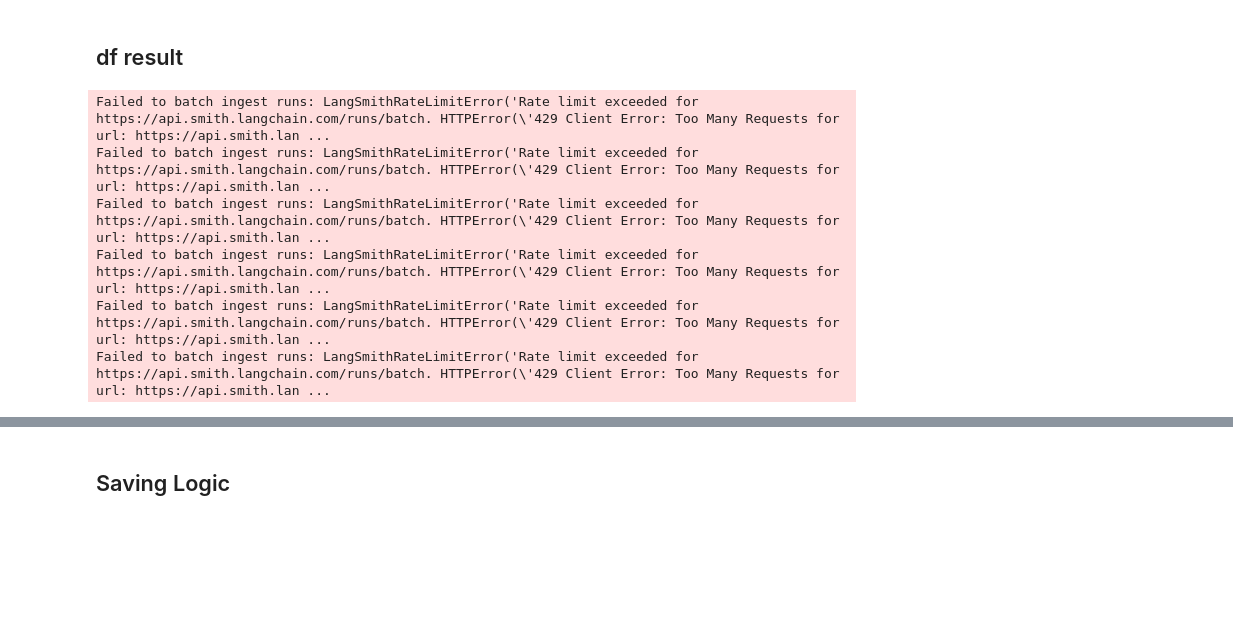
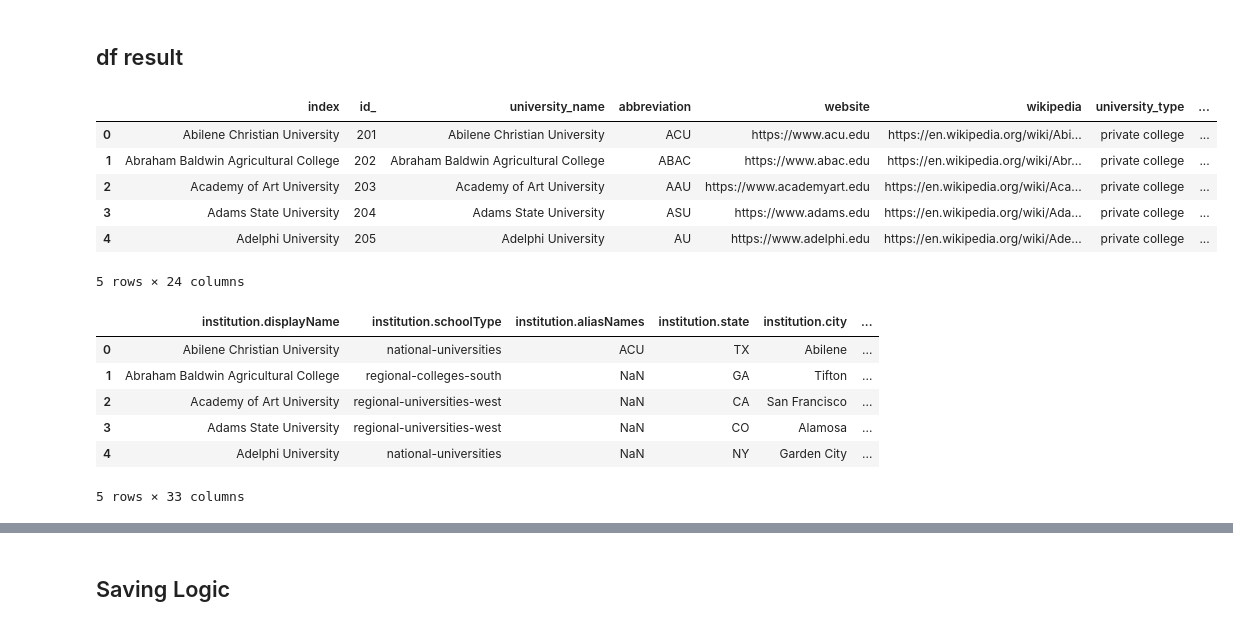
Before and after one commit to IvanKyuu/university_crawl, a Jupyter notebook: university_info_generator/fetch_logic/enhance_fetch_uni_info.ipynb, the cells around one changed output, grey strips where cells are left out. Cells and saved outputs as stored; diff of their text form; code cells hidden in the pictures; blank space fills up the shorter version.

```diff
--- a/university_info_generator/fetch_logic/enhance_fetch_uni_info.ipynb
+++ b/university_info_generator/fetch_logic/enhance_fetch_uni_info.ipynb
@@ -132,8 +104,8 @@ store_cache(config.UNIVERSITY_ATTRIBUTE_CACHE_FILE_PATH, get_attribute_dict())
 # %%
 uni_gen = UniversityInfoGenerator()
 uni_gen.load_from_file(UniversitySavedDictType.ATTRIBUTE, config.UNIVERSITY_ATTRIBUTE_CACHE_FILE_PATH)
-uni_gen.load_from_file(UniversitySavedDictType.GPT_CACHE, "./gpt_cache.jsonl")
-uni_gen.load_from_file(UniversitySavedDictType.UNIVERSITY_BASIC_INFO, "./university_basic_info.jsonl")
-uni_gen.load_from_file(UniversitySavedDictType.UNIVERSITY_INFO, "./university_info.jsonl")
+uni_gen.load_from_file(UniversitySavedDictType.GPT_CACHE, "./gpt_cache_usa.jsonl")
+uni_gen.load_from_file(UniversitySavedDictType.UNIVERSITY_BASIC_INFO, "./university_basic_info_usa.jsonl")
+uni_gen.load_from_file(UniversitySavedDictType.UNIVERSITY_INFO, "./university_info_usa.jsonl")
 # %%
 pprint(uni_gen.attribute_dict["location"].keys())
@@ -223,0 +165,7 @@ print(list(uni_gen.university_basic_info_dict.values())[106])
+# %%
+
+
+usa_lst = extract_university_data(target_university_usa)
+print(usa_lst[5])
+for key, value in enumerate(usa_lst[:3]):
+    print(key, value)
@@ -252,0 +264,10 @@ Failed to batch ingest runs: LangSmithRateLimitError('Rate limit exceeded for ht
+# %%
+from typing import Any
+result_dict:Dict[str, Dict[str, Any]] = {}
+for k in uni_gen.university_info_dict:
+    value = uni_gen.university_info_dict[k]
+    if type(value) == dict:
+        result_dict[k] = value
+    elif type(value) == University:
+        result_dict[k] = value.to_dict_en()
+file_path = "./fetch_data/all_universities_usa_info.csv"
@@ -286,11 +294,23 @@ for k in uni_gen.university_info_dict:
 # %%
 df = pd.DataFrame.from_dict(result_dict, orient="index").reset_index()
 df.head()
-df.to_csv("./fetch_data/all_universities_canada_info.csv", index=False)
+# df.to_csv("./fetch_data/all_universities_canada_info.csv", index=False)
 # %% [output]
+|  | index | id_ | university_name | abbreviation | website | wikipedia | university_type | ... |
+| 0 | Abilene Christian University | 201 | Abilene Christian University | ACU | https://www.acu.edu | https://en.wikipedia.org/wiki/Abi... | private college | ... |
+| 1 | Abraham Baldwin Agricultural College | 202 | Abraham Baldwin Agricultural College | ABAC | https://www.abac.edu | https://en.wikipedia.org/wiki/Abr... | private college | ... |
+| 2 | Academy of Art University | 203 | Academy of Art University | AAU | https://www.academyart.edu | https://en.wikipedia.org/wiki/Aca... | private college | ... |
+| 3 | Adams State University | 204 | Adams State University | ASU | https://www.adams.edu | https://en.wikipedia.org/wiki/Ada... | private college | ... |
+| 4 | Adelphi University | 205 | Adelphi University | AU | https://www.adelphi.edu | https://en.wikipedia.org/wiki/Ade... | private college | ... |
-Failed to batch ingest runs: LangSmithRateLimitError('Rate limit exceeded for https://api.smith.langchain.com/runs/batch. HTTPError(\'429 Client Error: Too Many Requests for url: https://api.smith.lan ...
-Failed to batch ingest runs: LangSmithRateLimitError('Rate limit exceeded for https://api.smith.langchain.com/runs/batch. HTTPError(\'429 Client Error: Too Many Requests for url: https://api.smith.lan ...
-Failed to batch ingest runs: LangSmithRateLimitError('Rate limit exceeded for https://api.smith.langchain.com/runs/batch. HTTPError(\'429 Client Error: Too Many Requests for url: https://api.smith.lan ...
-Failed to batch ingest runs: LangSmithRateLimitError('Rate limit exceeded for https://api.smith.langchain.com/runs/batch. HTTPError(\'429 Client Error: Too Many Requests for url: https://api.smith.lan ...
-Failed to batch ingest runs: LangSmithRateLimitError('Rate limit exceeded for https://api.smith.langchain.com/runs/batch. HTTPError(\'429 Client Error: Too Many Requests for url: https://api.smith.lan ...
-Failed to batch ingest runs: LangSmithRateLimitError('Rate limit exceeded for https://api.smith.langchain.com/runs/batch. HTTPError(\'429 Client Error: Too Many Requests for url: https://api.smith.lan ...
+5 rows × 24 columns
+# %%
+original_df = pd.read_csv("all_university_usa_new.csv")
+original_df.head()
+# %% [output]
+|  | institution.displayName | institution.schoolType | institution.aliasNames | institution.state | institution.city | ... |
+| 0 | Abilene Christian University | national-universities | ACU | TX | Abilene | ... |
+| 1 | Abraham Baldwin Agricultural College | regional-colleges-south | NaN | GA | Tifton | ... |
+| 2 | Academy of Art University | regional-universities-west | NaN | CA | San Francisco | ... |
+| 3 | Adams State University | regional-universities-west | NaN | CO | Alamosa | ... |
+| 4 | Adelphi University | national-universities | NaN | NY | Garden City | ... |
+5 rows × 33 columns
```
Also changed, not shown: parts of 40 cells of this notebook, 34 other files.
